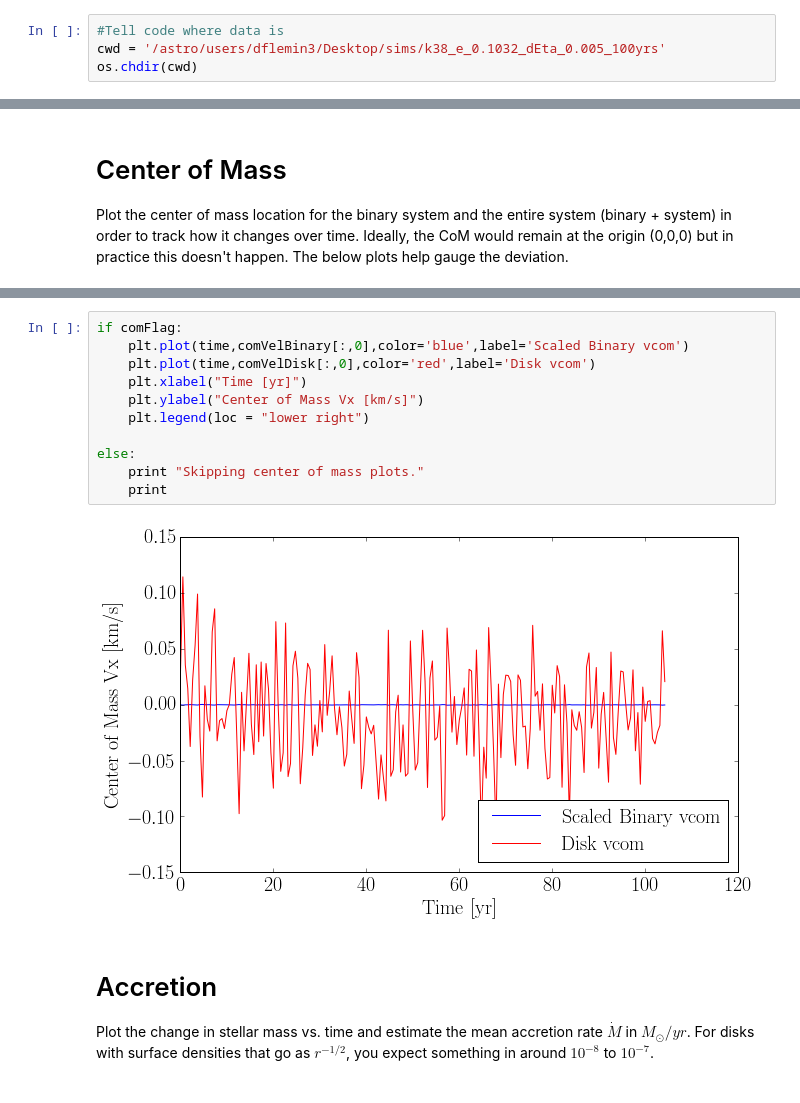
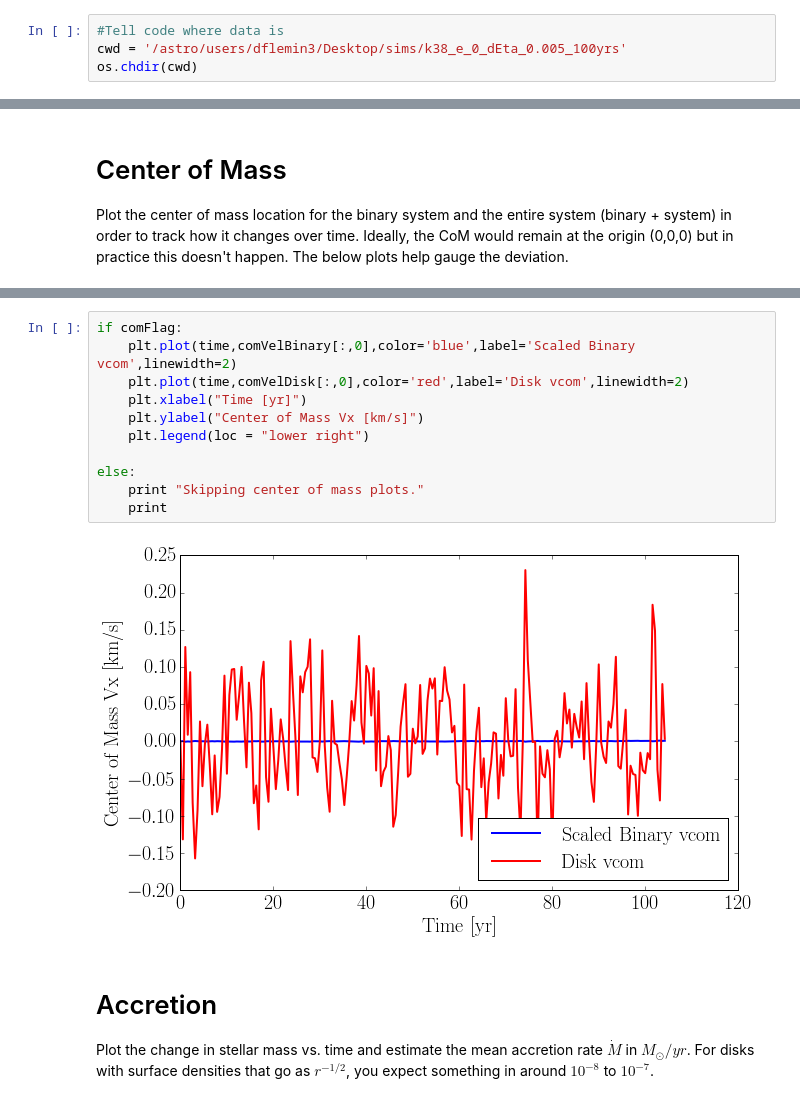
Before and after one commit to dflemin3/CBNotebooks, a Jupyter notebook: processSnapshots.ipynb, the cells around one changed output, grey strips where cells are left out. Cells and saved outputs as stored; diff of their text form.

```diff
--- a/processSnapshots.ipynb
+++ b/processSnapshots.ipynb
@@ -38,7 +38,7 @@ mpl.rcParams['font.size'] = 20.0
 User must provide to the variable "cwd" the full directory name of the dir where the data is.  Then, set the flags to get the analysis you want.
 # %%
 #Tell code where data is
-cwd = '/astro/users/dflemin3/Desktop/sims/k38_e_0.1032_dEta_0.005_100yrs'
+cwd = '/astro/users/dflemin3/Desktop/sims/k38_e_0_dEta_0.005_100yrs'
 os.chdir(cwd)
 # %%
 #Flags to control output.  Can be passed as command line arguments if I make this a script in the future
@@ -436,16 +421,16 @@ plt.title("Binary Com Orbit")
 # %%
 if comFlag:
-    plt.plot(time,comVelBinary[:,0],color='blue',label='Scaled Binary vcom')
-    plt.plot(time,comVelDisk[:,0],color='red',label='Disk vcom')
+    plt.plot(time,comVelBinary[:,0],color='blue',label='Scaled Binary vcom',linewidth=2)
+    plt.plot(time,comVelDisk[:,0],color='red',label='Disk vcom',linewidth=2)
     plt.xlabel("Time [yr]")
     plt.ylabel("Center of Mass Vx [km/s]")
     plt.legend(loc = "lower right")
 
 else:
     print "Skipping center of mass plots."
     print
 # %% [output]
-[figure, old version]
+[figure, new version]
 # %% [markdown]
 # Accretion
 Plot the change in stellar mass vs. time and estimate the mean accretion rate $\dot{M}$ in $M_{\odot}/yr$.  For disks with surface densities that go as $r^{-1/2}$, you expect something in around $10^{-8}$ to $10^{-7}$.
```
Also changed, not shown: parts of 33 cells of this notebook.
